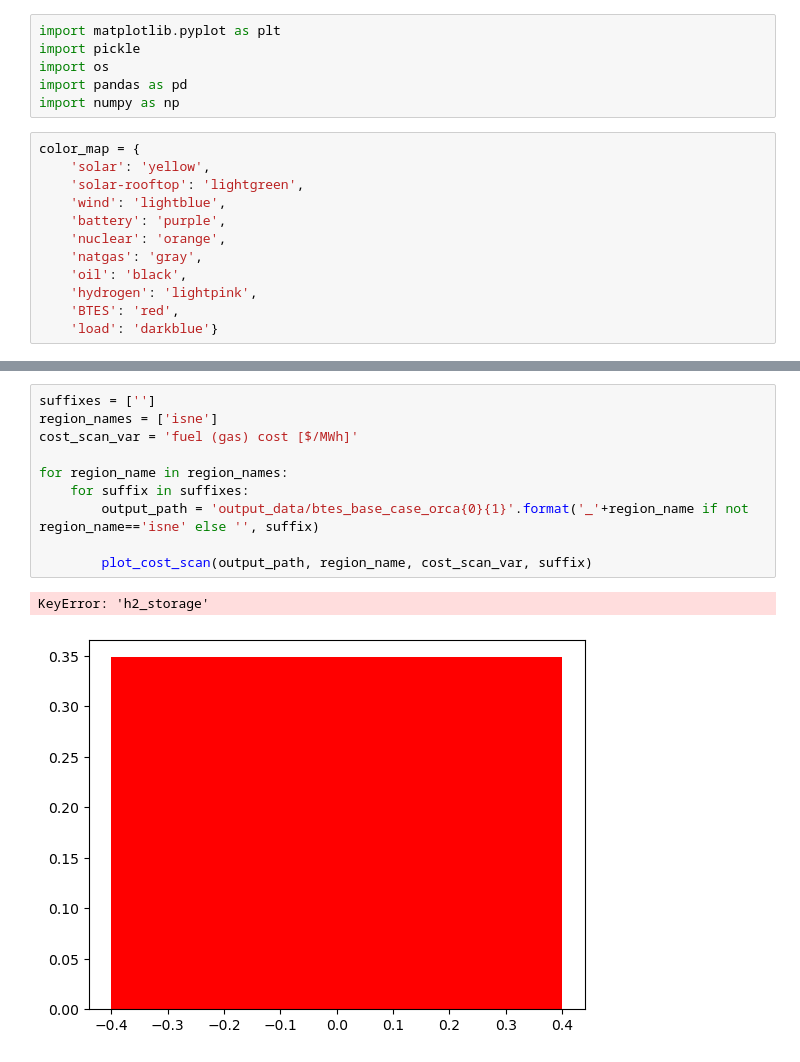
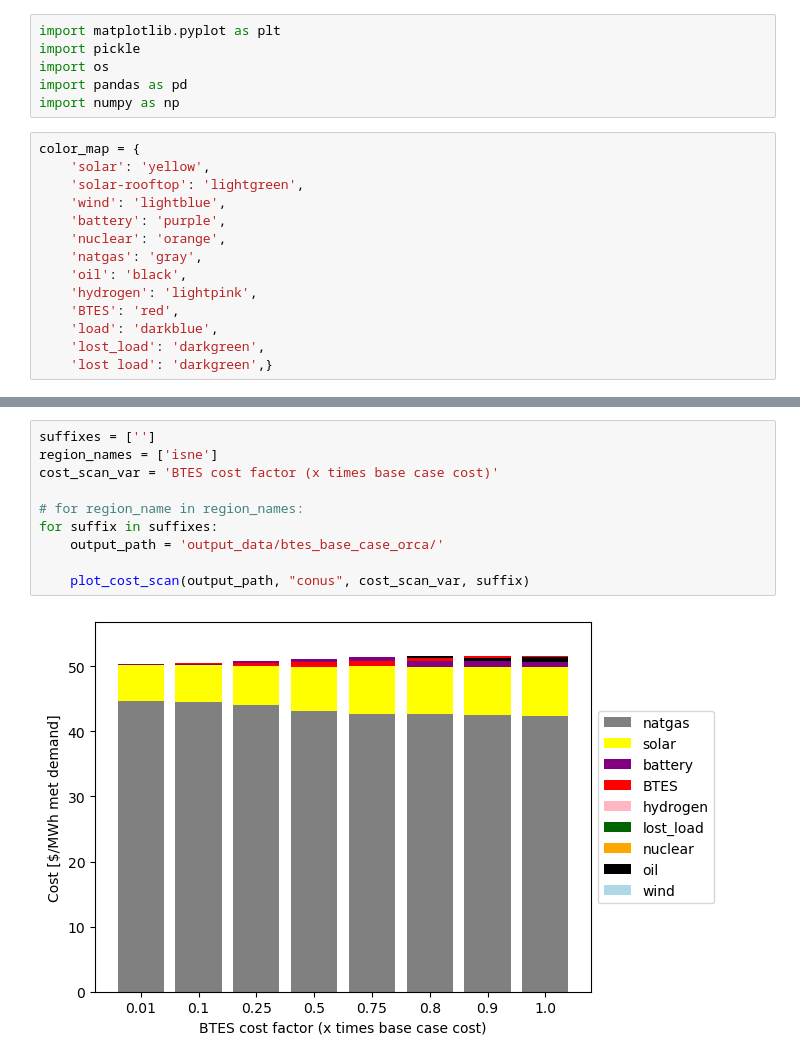
Before and after one commit to carnegie/clab_underground_th_storage, a Jupyter notebook: plot_results.ipynb, the cells around one changed output, grey strips where cells are left out. Drawn from its saved outputs; the diff is of its cells as text.

```diff
--- a/plot_results.ipynb
+++ b/plot_results.ipynb
@@ -15,5 +15,7 @@ color_map = {
     'oil': 'black',
     'hydrogen': 'lightpink',
     'BTES': 'red',
-    'load': 'darkblue'}
+    'load': 'darkblue',
+    'lost_load': 'darkgreen',
+    'lost load': 'darkgreen',}
 # %%
@@ -150,13 +184,12 @@ def make_storage_plots(result_data, cost, demand, reg, scan_var, suffix):
 # %%
 suffixes = ['']
 region_names = ['isne']
-cost_scan_var = 'fuel (gas) cost [$/MWh]'
+cost_scan_var = 'BTES cost factor (x times base case cost)'
 
-for region_name in region_names:
-    for suffix in suffixes:
-        output_path = 'output_data/btes_base_case_orca{0}{1}'.format('_'+region_name if not region_name=='isne' else '', suffix)
+# for region_name in region_names:
+for suffix in suffixes:
+    output_path = 'output_data/btes_base_case_orca/'
 
-        plot_cost_scan(output_path, region_name, cost_scan_var, suffix)
+    plot_cost_scan(output_path, "conus", cost_scan_var, suffix)
 # %% [output]
-KeyError: 'h2_storage'
-[figure, old version]
+[figure, new version]
```
Also changed, not shown: parts of 4 cells of this notebook, 13 other files.
